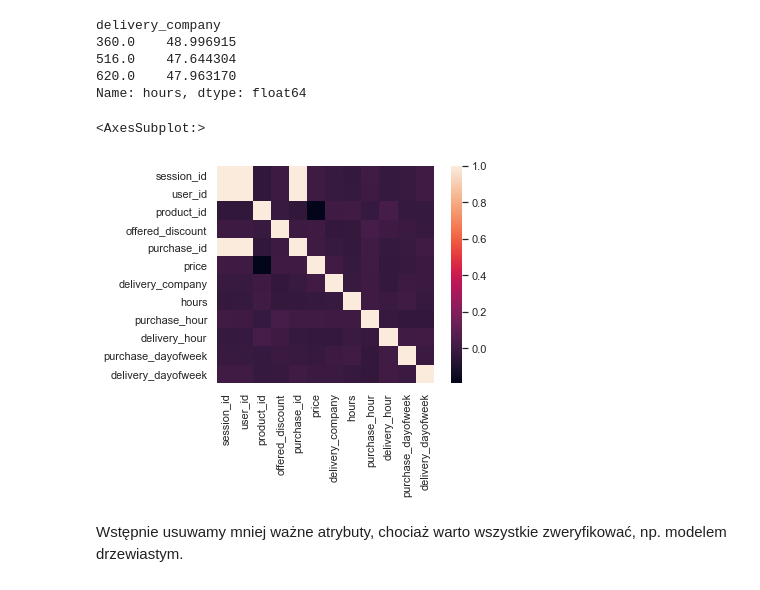
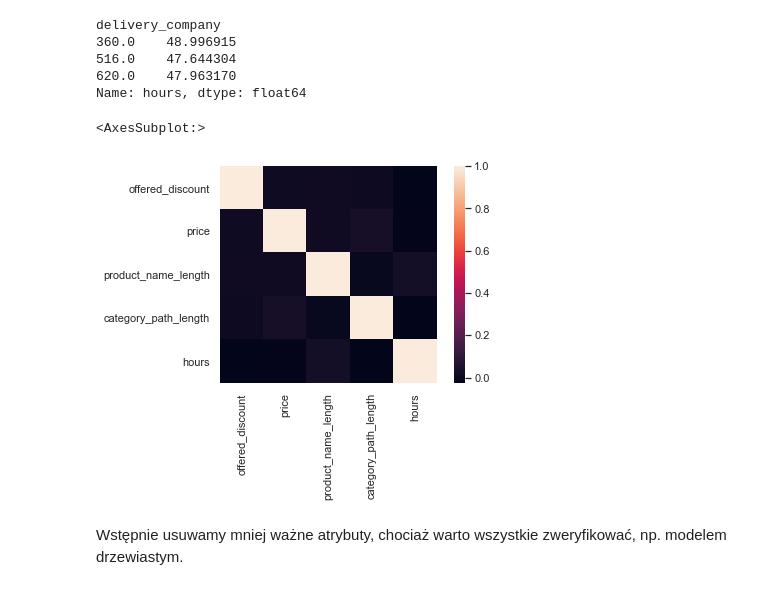
Before and after one commit to brodzik/ium-project, a Jupyter notebook: notebooks/1. Exploratory Data Analysis.ipynb, the cells around one changed output. Saved outputs shown, nothing was run; the diff lists cells and outputs as text; code cells hidden in the pictures.

```diff
--- a/notebooks/1. Exploratory Data Analysis.ipynb
+++ b/notebooks/1. Exploratory Data Analysis.ipynb
@@ -593,11 +622,14 @@ delivery_company
 516.0    47.644304
 620.0    47.963170
 Name: hours, dtype: float64
+# %%
+data["product_name_length"] = data["product_name"].apply(lambda x: len(x))
+data["category_path_length"] = data["category_path"].apply(lambda x: len(x))
 # %%
-sns.heatmap(data.corr(), square=True)
+sns.heatmap(data[["offered_discount", "price", "product_name_length", "category_path_length", "hours"]].corr(), square=True)
 # %% [output]
 <AxesSubplot:>
-[figure, old version]
+[figure, new version]
 # %% [markdown]
 Wstępnie usuwamy mniej ważne atrybuty, chociaż warto wszystkie zweryfikować, np. modelem drzewiastym.
 # %%
```
Also changed, not shown: parts of 15 cells of this notebook.
